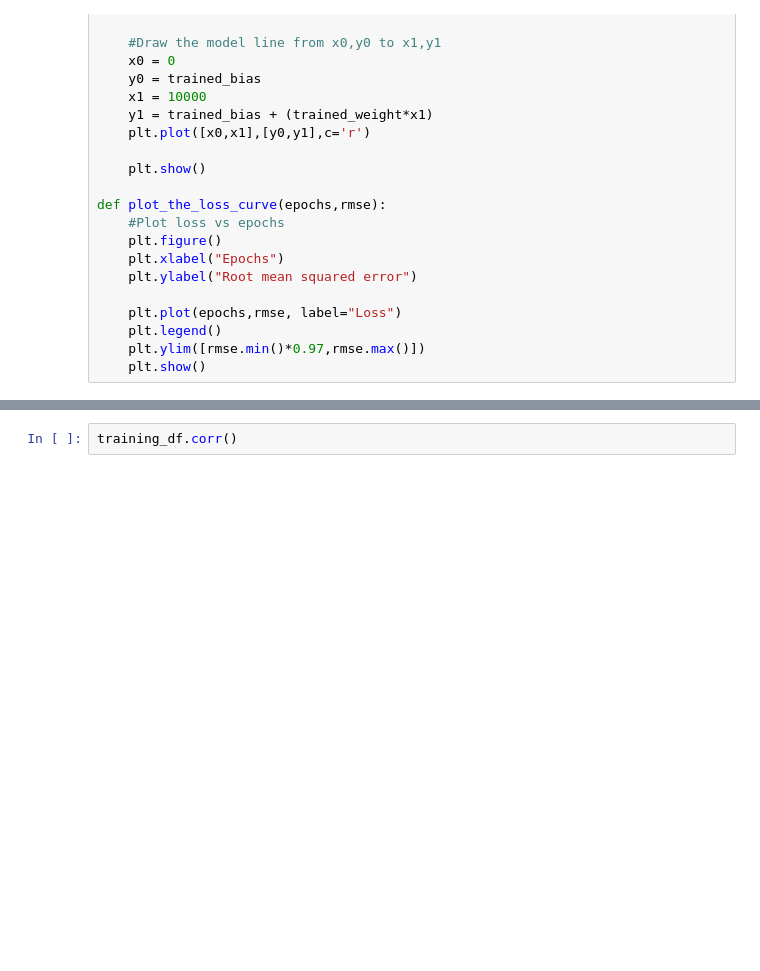
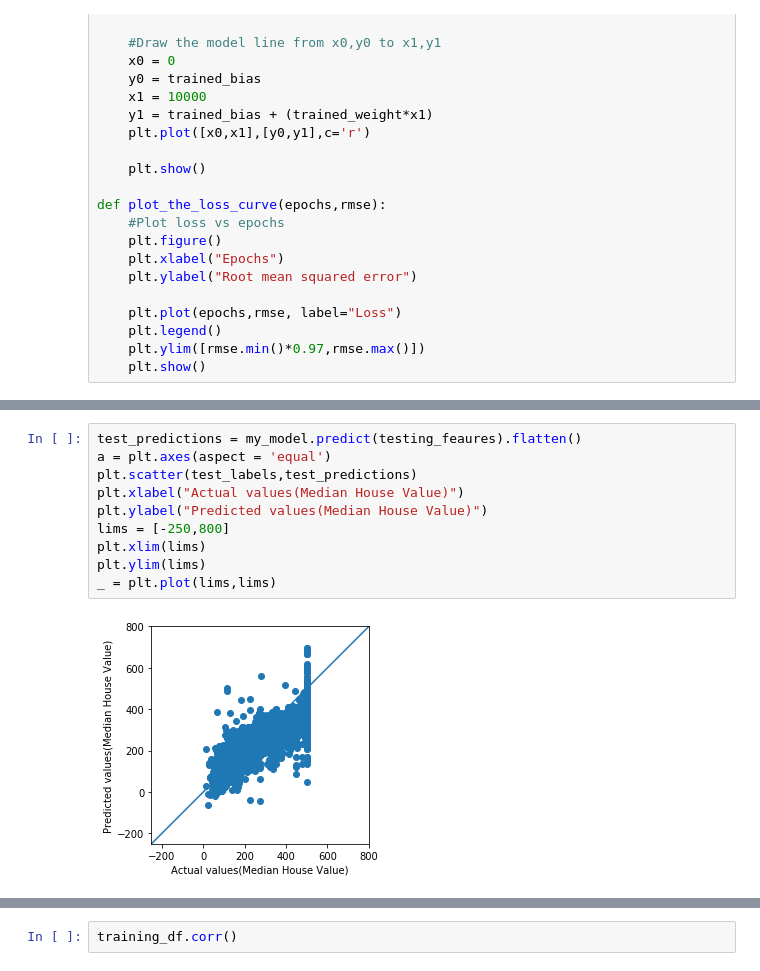
Before and after one commit to big-Bong/Kaggle, a Jupyter notebook: HousingPrices/HousingPrices.ipynb, the cells around one changed output, grey strips where cells are left out. Saved outputs shown, nothing was run; the diff lists cells and outputs as text; blank space fills up the shorter version.

```diff
--- a/HousingPrices/HousingPrices.ipynb
+++ b/HousingPrices/HousingPrices.ipynb
@@ -172,4 +238,16 @@ Learned weight of model =  [[0.04362686]]
 Learned bias of model =  [84.20094]
 [figure]
 [figure]
+# %%
+test_predictions = my_model.predict(testing_feaures).flatten()
+a = plt.axes(aspect = 'equal')
+plt.scatter(test_labels,test_predictions)
+plt.xlabel("Actual values(Median House Value)")
+plt.ylabel("Predicted values(Median House Value)")
+lims = [-250,800]
+plt.xlim(lims)
+plt.ylim(lims)
+_ = plt.plot(lims,lims)
+# %% [output]
+[figure, added]
 # %%
```
Also changed, not shown: parts of 9 cells of this notebook.
